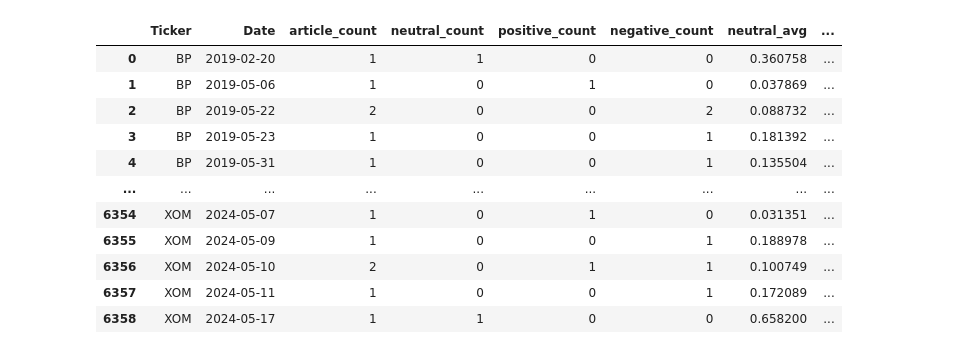
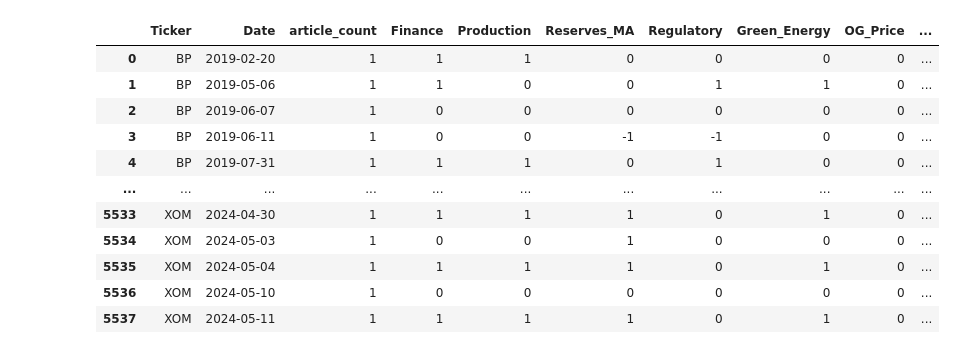
Before and after one commit to Kussil/Financial_Sentiment_LLM, a Jupyter notebook: 04_Stock_Modeling/Stock_Modeling_Gemini.ipynb, the cells around one changed output. Drawn from its saved outputs; the diff is of its cells as text; code cells hidden in the pictures.

```diff
--- a/04_Stock_Modeling/Stock_Modeling_Gemini.ipynb
+++ b/04_Stock_Modeling/Stock_Modeling_Gemini.ipynb
@@ -45,5 +45,5 @@ Updating files: 100% (1124/1124), done.
 # %%
-# Read in outputs from FINBERT Sentiment Analysis
-df_chunk = pd.read_csv('/content/Financial_Sentiment_LLM/03_Sentiment_Analysis/sentiment_chunkdata.csv')
-df_chunk = df_chunk.fillna('')
-df = df_chunk.groupby(['Article Index','Ticker','Source','Date','Article Headline','URL'])[['Neutral', 'Positive', 'Negative']].mean().reset_index()
+# Read in outputs from Gemini Sentiment Analysis
+gemini_prompt1_sentiment = pd.read_csv('/content/Financial_Sentiment_LLM/03_Sentiment_Analysis/Prompt1_Sentiment_Analysis_Results.csv')
+gemini_prompt1_sentiment = gemini_prompt1_sentiment.fillna('')
+gemini_prompt1_sentiment
@@ -92,5 +152,5 @@ ticker_list
 # %%
 #Identify minimum article date for stock price download
-min_date = df['Date'].min()
+min_date = gemini_prompt1_sentiment['Date'].min()
 min_date
 # %% [output]
@@ -98,7 +157,0 @@ min_date
-# %%
-#Pull YahooFinance stock data to get Returns (ret)
-ticker = ticker_list#ticker_list
-price = yf.download(ticker, start=min_date)["Adj Close"]
-ret = price.pct_change().dropna()
-ret.name = "ret"
-ret.describe()
@@ -115,0 +158,3 @@ ret.describe()
+# %%
+ticker_list = gemini_prompt1_sentiment['Ticker'].unique().tolist()
+ticker_list
@@ -116,54 +264,69 @@ ret.describe()
 # %%
 # add overall article sentiment
-df_sentiment = df
+df_sentiment = gemini_prompt1_sentiment
 
-# get Sentiment based on max score
-df_sentiment['Sentiment'] = df_sentiment[['Neutral', 'Positive', 'Negative']].idxmax(axis=1)
+# Function to calculate positive and negative ratios
+def calculate_ratios2(row):
+    positive_count = (row[columns_to_check] == 1).sum()
+    negative_count = (row[columns_to_check] == -1).sum()
+    neutral_count = (row[columns_to_check] == 0).sum()
+    total_count = len(columns_to_check)
+    pos_ratio = positive_count / total_count
+    neg_ratio = negative_count / total_count
+    neu_ratio = neutral_count / total_count
+    return pd.Series([pos_ratio, neg_ratio, neu_ratio], index=['Pos_Ratio2', 'Neg_Ratio2', 'Neu_Ratio2'])
+
+# Apply the function to each row
+df_sentiment[['Pos_Ratio2', 'Neg_Ratio2', 'Neu_Ratio2']] = df_sentiment.apply(calculate_ratios2, axis=1)
+
 
 # aggregate by ticker and date
 df_grouped = df_sentiment.groupby(['Ticker', 'Date']).agg(
-    article_count=('Article Headline', 'size'),
-    neutral_count=('Sentiment', lambda x: (x == 'Neutral').sum()),
-    positive_count=('Sentiment', lambda x: (x == 'Positive').sum()),
-    negative_count=('Sentiment', lambda x: (x == 'Negative').sum()),
-    neutral_avg=('Neutral','mean'),
-    positive_avg=('Positive','mean'),
-    negative_avg=('Negative','mean')
+    article_count=('Unique_ID', 'size'),
+    Finance=('Finance', 'sum'),
+    Production=('Production', 'sum'),
+    Reserves_MA=('Reserves/M&A', 'sum'),
+    Regulatory=('Regulatory', 'sum'),
+    Green_Energy=('Green Energy', 'sum'),
+    OG_Price=('OG Price', 'sum'),
+    Neu_ratio_avg=('Neu_Ratio2','mean'),
+    Pos_ratio_avg=('Pos_Ratio2','mean'),
+    Neg_ratio_avg=('Neg_Ratio2','mean')
 ).reset_index()
+
+# Adding Date String column
 df_grouped['Date String'] = df_grouped['Date'].astype(str)
 
+
 # reshape ret same day
-ret_stack = ret.stack().reset_index()
+ret_stack = ret_df.stack().reset_index()
 ret_stack.columns = ['Date', 'Ticker', 'Returns']
 ret_stack['Date'] = pd.to_datetime(ret_stack['Date'], format='mixed')
 ret_stack['Date']= pd.to_datetime(ret_stack['Date']).dt.date
 ret_stack['Date String']= ret_stack['Date'].astype(str)
 ret_stack.drop(columns=['Date'], inplace=True)
 
 # merge in returns for the day from YahooFinance
 df_merged = pd.merge(df_grouped, ret_stack, on=['Ticker', 'Date String'], how='left')
 df_merged.drop(columns=['Date String'], inplace=True)
 df_merged = df_merged.sort_values(['Ticker', 'Date'])
 
 # Fill NaN values with the next day's value within the same 'Ticker'
 df_merged['Returns (no NaN)'] = df_merged.groupby('Ticker')['Returns'].fillna(method='bfill')
 df_merged['Returns Next Day'] = df_merged.groupby('Ticker')['Returns'].shift(-1)
 df_merged['Returns Next Day(no NaN)'] = df_merged.groupby('Ticker')['Returns Next Day'].fillna(method='bfill')
 df_merged['Returns Next Day(no NaN)'] = df_merged['Returns Next Day(no NaN)'].fillna(df_merged['Returns (no NaN)'])
-df_merged['Neu Ratio'] = df_merged['neutral_count']/df_merged['article_count']
-df_merged['Pos Ratio'] = df_merged['positive_count']/df_merged['article_count']
-df_merged['Neg Ratio'] = df_merged['negative_count']/df_merged['article_count']
 df_merged
 # %% [output]
-|  | Ticker | Date | article_count | neutral_count | positive_count | negative_count | neutral_avg | ... |
-| 0 | BP | 2019-02-20 | 1 | 1 | 0 | 0 | 0.360758 | ... |
-| 1 | BP | 2019-05-06 | 1 | 0 | 1 | 0 | 0.037869 | ... |
-| 2 | BP | 2019-05-22 | 2 | 0 | 0 | 2 | 0.088732 | ... |
-| 3 | BP | 2019-05-23 | 1 | 0 | 0 | 1 | 0.181392 | ... |
-| 4 | BP | 2019-05-31 | 1 | 0 | 0 | 1 | 0.135504 | ... |
-| ... | ... | ... | ... | ... | ... | ... | ... | ... |
-| 6354 | XOM | 2024-05-07 | 1 | 0 | 1 | 0 | 0.031351 | ... |
-| 6355 | XOM | 2024-05-09 | 1 | 0 | 0 | 1 | 0.188978 | ... |
-| 6356 | XOM | 2024-05-10 | 2 | 0 | 1 | 1 | 0.100749 | ... |
-| 6357 | XOM | 2024-05-11 | 1 | 0 | 0 | 1 | 0.172089 | ... |
-| 6358 | XOM | 2024-05-17 | 1 | 1 | 0 | 0 | 0.658200 | ... |
+|  | Ticker | Date | article_count | Finance | Production | Reserves_MA | Regulatory | Green_Energy | OG_Price | ... |
+| 0 | BP | 2019-02-20 | 1 | 1 | 1 | 0 | 0 | 0 | 0 | ... |
+| 1 | BP | 2019-05-06 | 1 | 1 | 0 | 0 | 1 | 1 | 0 | ... |
+| 2 | BP | 2019-06-07 | 1 | 0 | 0 | 0 | 0 | 0 | 0 | ... |
+| 3 | BP | 2019-06-11 | 1 | 0 | 0 | -1 | -1 | 0 | 0 | ... |
+| 4 | BP | 2019-07-31 | 1 | 1 | 1 | 0 | 1 | 0 | 0 | ... |
+| ... | ... | ... | ... | ... | ... | ... | ... | ... | ... | ... |
+| 5533 | XOM | 2024-04-30 | 1 | 1 | 1 | 1 | 0 | 1 | 0 | ... |
+| 5534 | XOM | 2024-05-03 | 1 | 0 | 0 | 1 | 0 | 0 | 0 | ... |
+| 5535 | XOM | 2024-05-04 | 1 | 1 | 1 | 1 | 0 | 1 | 0 | ... |
+| 5536 | XOM | 2024-05-10 | 1 | 0 | 0 | 0 | 0 | 0 | 0 | ... |
+| 5537 | XOM | 2024-05-11 | 1 | 1 | 1 | 1 | 0 | 1 | 0 | ... |
```
Also changed, not shown: parts of 22 cells of this notebook.
